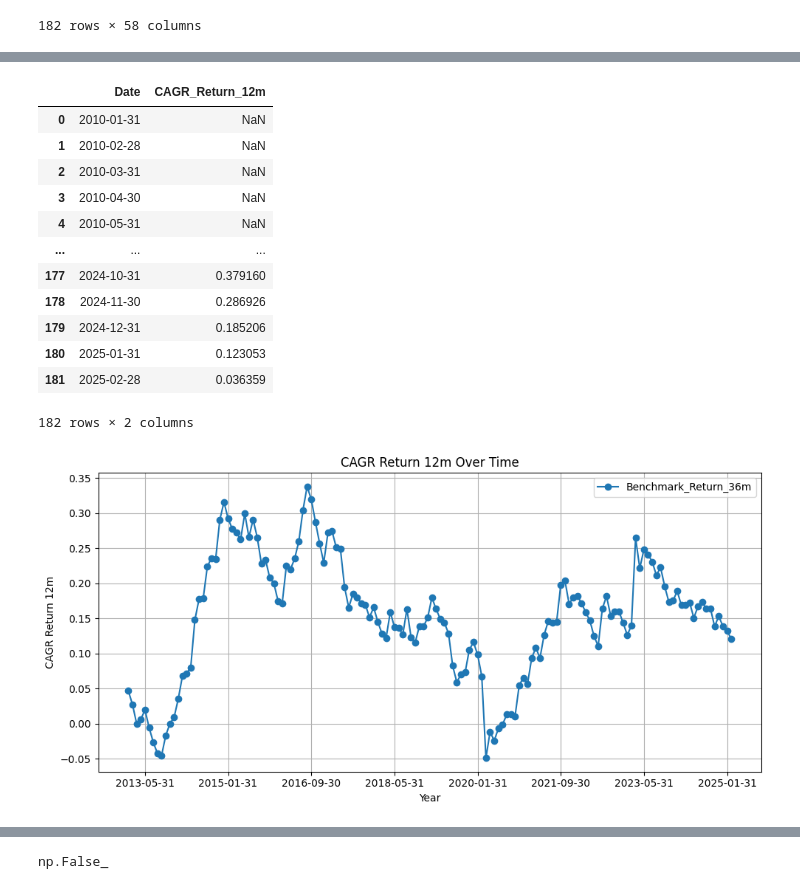
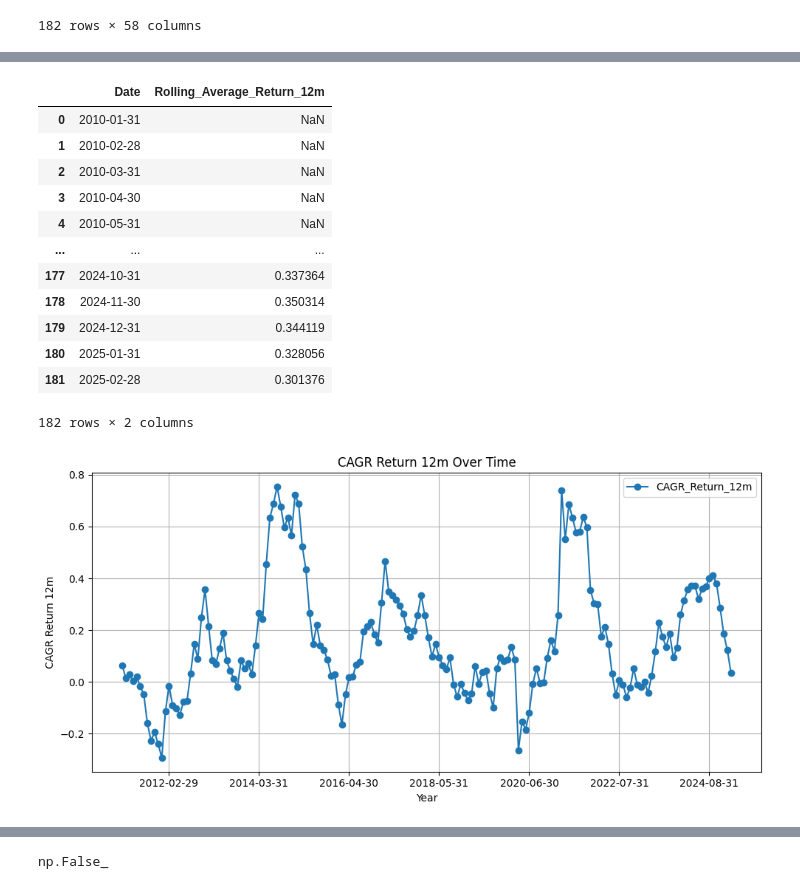
Before and after one commit to DeepakRagupathy/Stock, a Jupyter notebook: Stock__Prediction.ipynb, the cells around one changed output, grey strips where cells are left out. Cells and saved outputs as stored; diff of their text form; code cells hidden in the pictures.

```diff
--- a/Stock__Prediction.ipynb
+++ b/Stock__Prediction.ipynb
@@ -70,0 +86,3 @@ data.shape
+# %%
+column_12m = data[[col for col in data.columns if "12m" in col]]
+column_12m
@@ -70,0 +103,3 @@ data.shape
+# %%
+df = pd.merge(data[['Date']],column_12m, left_index=True, right_index=True)
+df
@@ -70,0 +138,31 @@ data.shape
+# %%
+import pandas as pd
+from prophet import Prophet
+import matplotlib.pyplot as plt
+
+# Step 1: Ensure Date is in datetime format
+df['Date'] = pd.to_datetime(df['Date'])
+
+# Step 2: Rename columns to fit Prophet's format
+df_prophet = df.rename(columns={'Date': 'ds', 'CAGR_Return_12m': 'y'})
+
+# Step 3: Initialize and train the Prophet model
+model = Prophet()
+model.fit(df_prophet)
+
+# Step 4: Create future dataframe to include the year 2026
+future = model.make_future_dataframe(periods=366)  # 2026 is a leap year
+forecast = model.predict(future)
+
+# Step 5: Filter forecast for 2026
+forecast_2026 = forecast[(forecast['ds'] >= '2026-01-01') & (forecast['ds'] <= '2026-12-31')]
+
+# Display the forecast for 2026
+print(forecast_2026[['ds', 'yhat']])
+
+# Optional: Plot the entire forecast including 2026
+fig = model.plot(forecast)
+plt.title('Stock Price Forecast (2015–2026)')
+plt.xlabel('Date')
+plt.ylabel('Predicted Stock Price')
+plt.show()
@@ -137,29 +271,29 @@ Index(['Date', 'Benchmark_Return_36m', 'CAGR_Return_12m', 'CAGR_Return_60m',
       dtype='object')
 # %%
-data.iloc[:,[0,2]]
+df.iloc[:,[0,2]]
 # %% [output]
-|  | Date | CAGR_Return_12m |
+|  | Date | Rolling_Average_Return_12m |
 | 0 | 2010-01-31 | NaN |
 | 1 | 2010-02-28 | NaN |
 | 2 | 2010-03-31 | NaN |
 | 3 | 2010-04-30 | NaN |
 | 4 | 2010-05-31 | NaN |
 | ... | ... | ... |
-| 177 | 2024-10-31 | 0.379160 |
-| 178 | 2024-11-30 | 0.286926 |
-| 179 | 2024-12-31 | 0.185206 |
-| 180 | 2025-01-31 | 0.123053 |
-| 181 | 2025-02-28 | 0.036359 |
+| 177 | 2024-10-31 | 0.337364 |
+| 178 | 2024-11-30 | 0.350314 |
+| 179 | 2024-12-31 | 0.344119 |
+| 180 | 2025-01-31 | 0.328056 |
+| 181 | 2025-02-28 | 0.301376 |
 182 rows × 2 columns
 # %%
 # Plot directly using the first two columns
-data.iloc[:, 0:2].plot(x=0, y=1, kind='line', marker='o', figsize=(10, 5), title='CAGR Return 12m Over Time')
+df.iloc[:, 0:2].plot(x=0, y=1, kind='line', marker='o', figsize=(10, 5), title='CAGR Return 12m Over Time')
 
 # Customize the axes
 plt.xlabel('Year')
 plt.ylabel('CAGR Return 12m')
 plt.grid(True)
 plt.tight_layout()
 plt.show()
 # %% [output]
-[figure, old version]
+[figure, new version]
```
Also changed, not shown: parts of 36 cells of this notebook.
